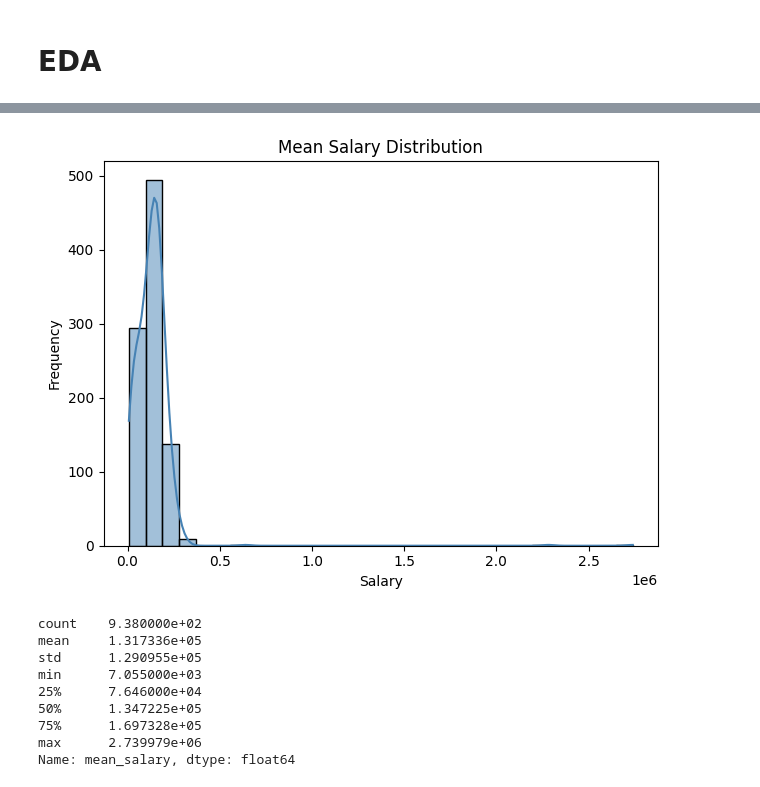
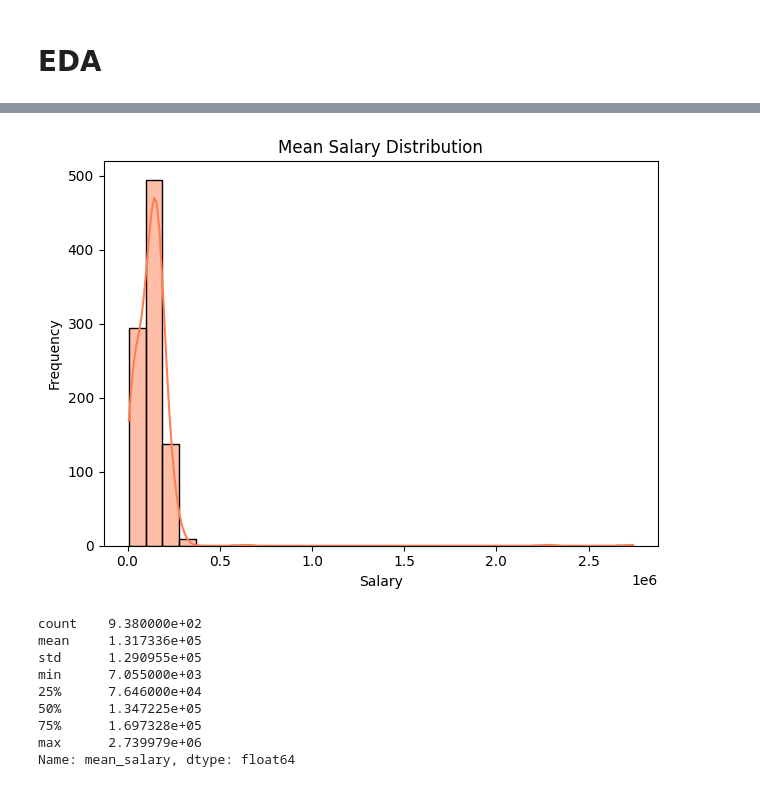
Before and after one commit to khughh/Data-Science-Projects, a Jupyter notebook: Job Postings in DS Analysis/Job Postings Data Set.ipynb, the cells around one changed output, grey strips where cells are left out. Saved outputs shown, nothing was run; the diff lists cells and outputs as text; code cells hidden in the pictures.

```diff
--- a/Job Postings in DS Analysis/Job Postings Data Set.ipynb
+++ b/Job Postings in DS Analysis/Job Postings Data Set.ipynb
@@ -129,14 +140,14 @@ import matplotlib.pyplot as plt
 # %%
 # Salary distribution plot
 plt.Figure(figsize=(10, 6))
-sns.histplot(df_cleaned['mean_salary'], bins=30, kde=True, color='steelblue')
+sns.histplot(df_cleaned['mean_salary'], bins=30, kde=True, color='coral')
 plt.title('Mean Salary Distribution')
 plt.xlabel('Salary')
 plt.ylabel('Frequency')
 plt.tight_layout()
 plt.show()
 # %% [output]
-[figure, old version]
+[figure, new version]
 # %%
 # Descriptive statistics for mean_salary
 df_cleaned['mean_salary'].describe()
```
Also changed, not shown: parts of 21 cells of this notebook, 3 other files.
